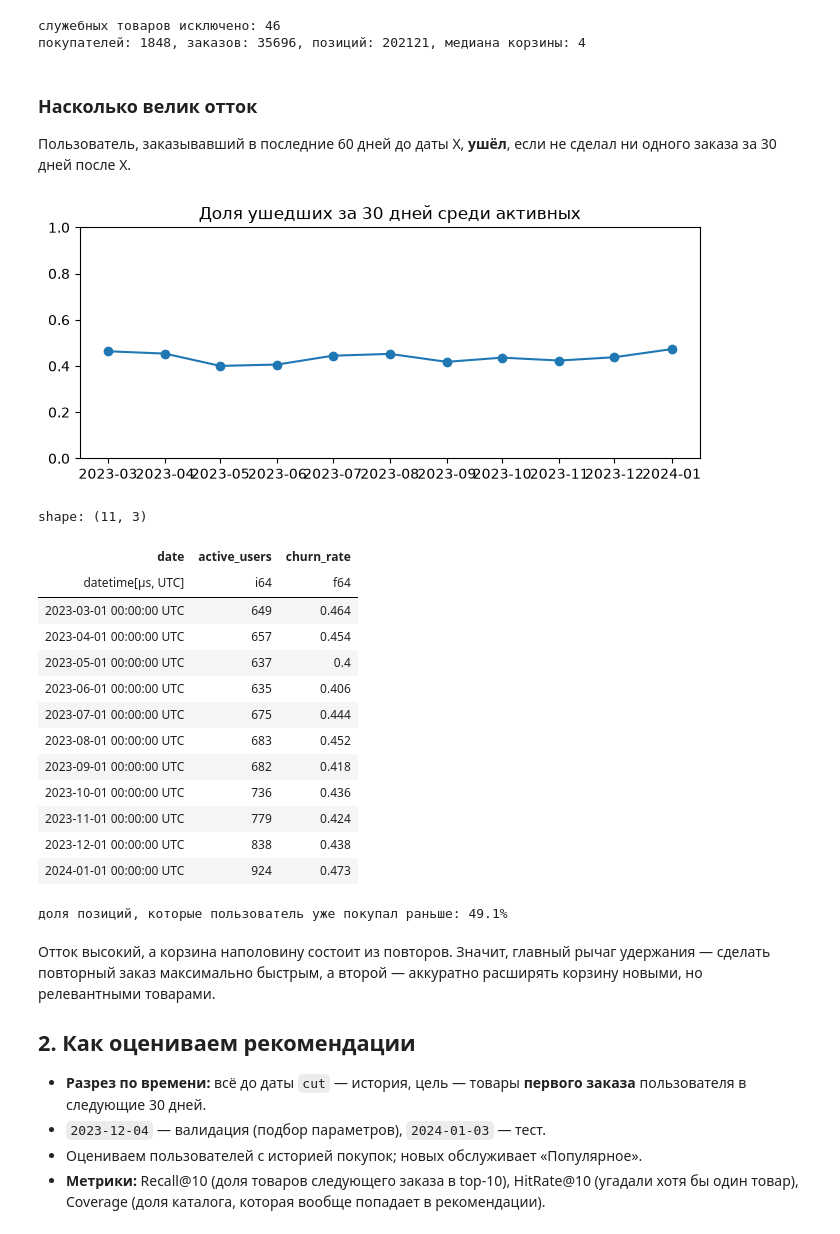
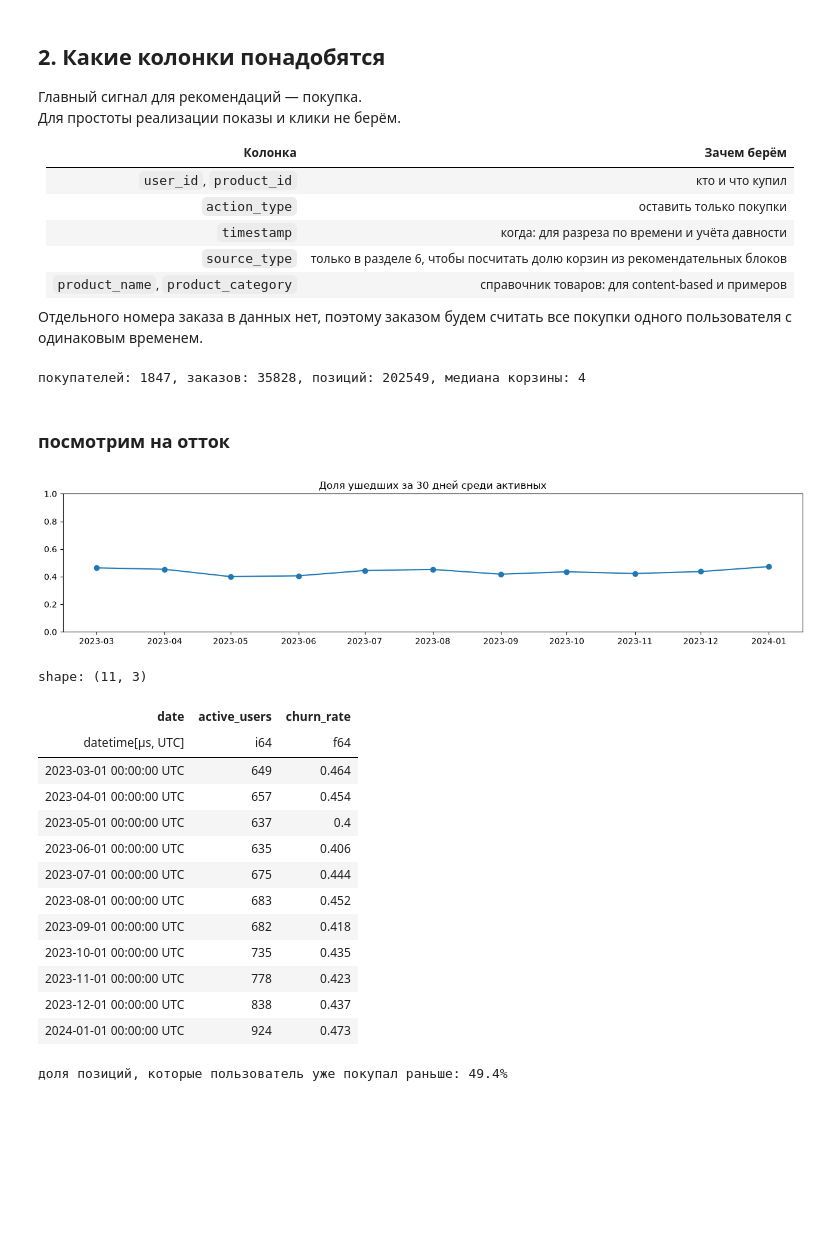
Before and after one commit to yulyaaamih/RecSys-hw, a Jupyter notebook: lavka_churn_recsys.ipynb, the cells around one changed output. Cells and saved outputs as stored; diff of their text form; code cells hidden in the pictures; blank space fills up the shorter version.

```diff
--- a/lavka_churn_recsys.ipynb
+++ b/lavka_churn_recsys.ipynb
@@ -42,58 +105,58 @@ DATA = pathlib.Path(kagglehub.dataset_download("thekabeton/ysda-recsys-2025-lavk
+# %% [markdown]
+## 2. Какие колонки понадобятся
+
+Главный сигнал для рекомендаций — покупка.
+Для простоты реализации показы и клики не берём.
+
+| Колонка | Зачем берём |
+|---|---|
+| `user_id`, `product_id` | кто и что купил |
+| `action_type` | оставить только покупки |
+| `timestamp` | когда: для разреза по времени и учёта давности |
+| `source_type` | только в разделе 6, чтобы посчитать долю корзин из рекомендательных блоков |
+| `product_name`, `product_category` | справочник товаров: для content-based и примеров |
+
+Отдельного номера заказа в данных нет, поэтому заказом будем считать все покупки одного пользователя с одинаковым временем.
 # %%
-raw = pl.scan_parquet(DATA / "train.parquet")
 catalog = raw.group_by("product_id").agg(pl.col("product_name").first(), pl.col("product_category").first()).collect()
-events = raw.select("user_id", "product_id", "action_type", "source_type", "timestamp").collect()
-
-item_actions = events.group_by("product_id").agg(
-    (pl.col("action_type") == "AT_Purchase").sum().alias("purchases"),
-    (pl.col("action_type") == "AT_CartUpdate").sum().alias("cart_updates"),
-)
-SERVICE_CATEGORIES = ["Расходные материалы (комплектация заказов)", "Сэмплы", "Маркетинг", "Обеды для курьеров"]
-service_items = pl.concat([
-    item_actions.filter((pl.col("purchases") >= 10) & (pl.col("cart_updates") == 0)).select("product_id"),
-    catalog.filter(pl.col("product_category").is_in(SERVICE_CATEGORIES)).select("product_id"),
-]).unique()
 
 # заказ = покупки одного пользователя с одним timestamp
 purchases = (
-    events.filter(pl.col("action_type") == "AT_Purchase")
-    .join(service_items, on="product_id", how="anti")
+    raw.filter((pl.col("action_type") == "AT_Purchase") & ~pl.col("product_name").str.contains("(?i)пакет"))
     .select("user_id", "product_id", "timestamp")
     .unique()
     .sort("timestamp", "user_id", "product_id")  # фиксируем порядок для воспроизводимости
+    .collect()
 )
+
 orders = purchases.group_by("user_id", "timestamp").len("basket_size").sort("timestamp", "user_id")
 purchases = purchases.join(orders.with_row_index("order_id").select("user_id", "timestamp", "order_id"),
                            on=["user_id", "timestamp"]).sort("timestamp", "user_id", "product_id")
 
-print(f"служебных товаров исключено: {service_items.height}")
 print(f"покупателей: {orders['user_id'].n_unique()}, заказов: {orders.height}, позиций: {purchases.height}, "
       f"медиана корзины: {orders['basket_size'].median():.0f}")
 # %% [output]
-служебных товаров исключено: 46
-покупателей: 1848, заказов: 35696, позиций: 202121, медиана корзины: 4
+покупателей: 1847, заказов: 35828, позиций: 202549, медиана корзины: 4
-# %% [markdown]
-### Насколько велик отток
-Пользователь, заказывавший в последние 60 дней до даты X, **ушёл**, если не сделал ни одного заказа за 30 дней после X.
+# %% [markdown]
+### посмотрим на отток
 # %%
 ACTIVE_DAYS, CHURN_DAYS = 60, 30
-
 
 def churn_at(x):
     t = int(x.timestamp())
     active = orders.filter(pl.col("timestamp").is_between(t - ACTIVE_DAYS * DAY, t, closed="left"))["user_id"].unique()
     back = orders.filter(pl.col("timestamp").is_between(t, t + CHURN_DAYS * DAY, closed="left"))["user_id"].unique()
     return {"date": x, "active_users": len(active), "churn_rate": 1 - len(set(active) & set(back)) / len(active)}
 
 
 churn = pl.DataFrame([churn_at(x) for x in pl.datetime_range(
     dt.datetime(2023, 3, 1), dt.datetime(2024, 1, 1), "1mo", eager=True, time_zone="UTC")])
-plt.figure(figsize=(8, 3))
+plt.figure(figsize=(16, 3))
 plt.plot(churn["date"], churn["churn_rate"], marker="o")
 plt.title("Доля ушедших за 30 дней среди активных"); plt.ylim(0, 1); plt.show()
 churn.with_columns(pl.col("churn_rate").round(3))
 # %% [output]
-[figure, old version]
+[figure, new version]
 shape: (11, 3)
 | date | active_users | churn_rate |
 | datetime[μs, UTC] | i64 | f64 |
@@ -104,9 +167,9 @@ shape: (11, 3)
 | 2023-07-01 00:00:00 UTC | 675 | 0.444 |
 | 2023-08-01 00:00:00 UTC | 683 | 0.452 |
 | 2023-09-01 00:00:00 UTC | 682 | 0.418 |
-| 2023-10-01 00:00:00 UTC | 736 | 0.436 |
-| 2023-11-01 00:00:00 UTC | 779 | 0.424 |
-| 2023-12-01 00:00:00 UTC | 838 | 0.438 |
+| 2023-10-01 00:00:00 UTC | 735 | 0.435 |
+| 2023-11-01 00:00:00 UTC | 778 | 0.423 |
+| 2023-12-01 00:00:00 UTC | 838 | 0.437 |
 | 2024-01-01 00:00:00 UTC | 924 | 0.473 |
 # %%
 first_buy = purchases.group_by("user_id", "product_id").agg(pl.col("timestamp").min().alias("first_ts"))
@@ -114,14 +177,4 @@ repeat_share = purchases.join(first_buy, on=["user_id", "product_id"]).select(
     (pl.col("timestamp") > pl.col("first_ts")).mean()).item()
 print(f"доля позиций, которые пользователь уже покупал раньше: {repeat_share:.1%}")
 # %% [output]
-доля позиций, которые пользователь уже покупал раньше: 49.1%
+доля позиций, которые пользователь уже покупал раньше: 49.4%
-# %% [markdown]
-Отток высокий, а корзина наполовину состоит из повторов. Значит, главный рычаг удержания — сделать повторный заказ максимально быстрым,
-а второй — аккуратно расширять корзину новыми, но релевантными товарами.
-
-## 2. Как оцениваем рекомендации
-
-- **Разрез по времени:** всё до даты `cut` — история, цель — товары **первого заказа** пользователя в следующие 30 дней.
-- `2023-12-04` — валидация (подбор параметров), `2024-01-03` — тест.
-- Оцениваем пользователей с историей покупок; новых обслуживает «Популярное».
-- **Метрики:** Recall@10 (доля товаров следующего заказа в top-10), HitRate@10 (угадали хотя бы один товар), Coverage (доля каталога, которая вообще попадает в рекомендации).
```
Also changed, not shown: parts of 50 cells of this notebook.
